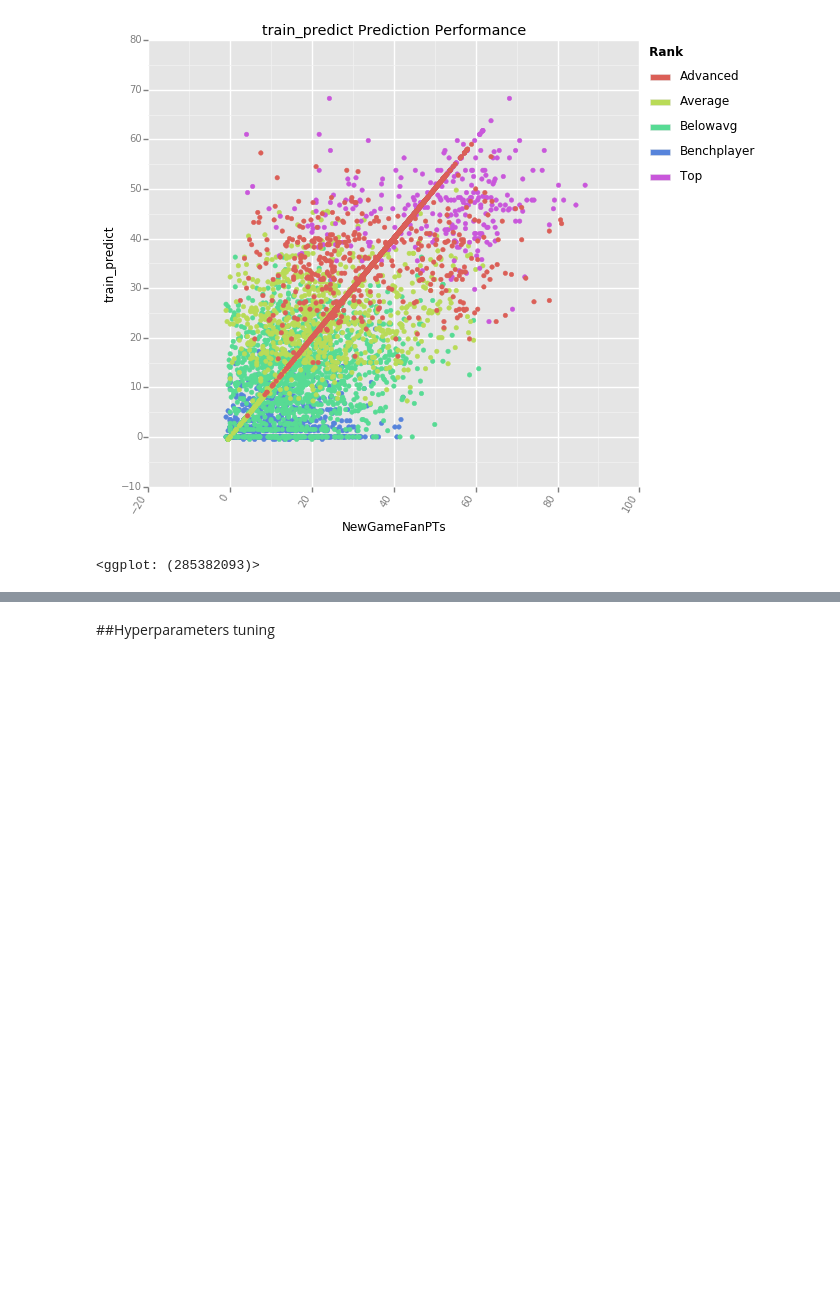
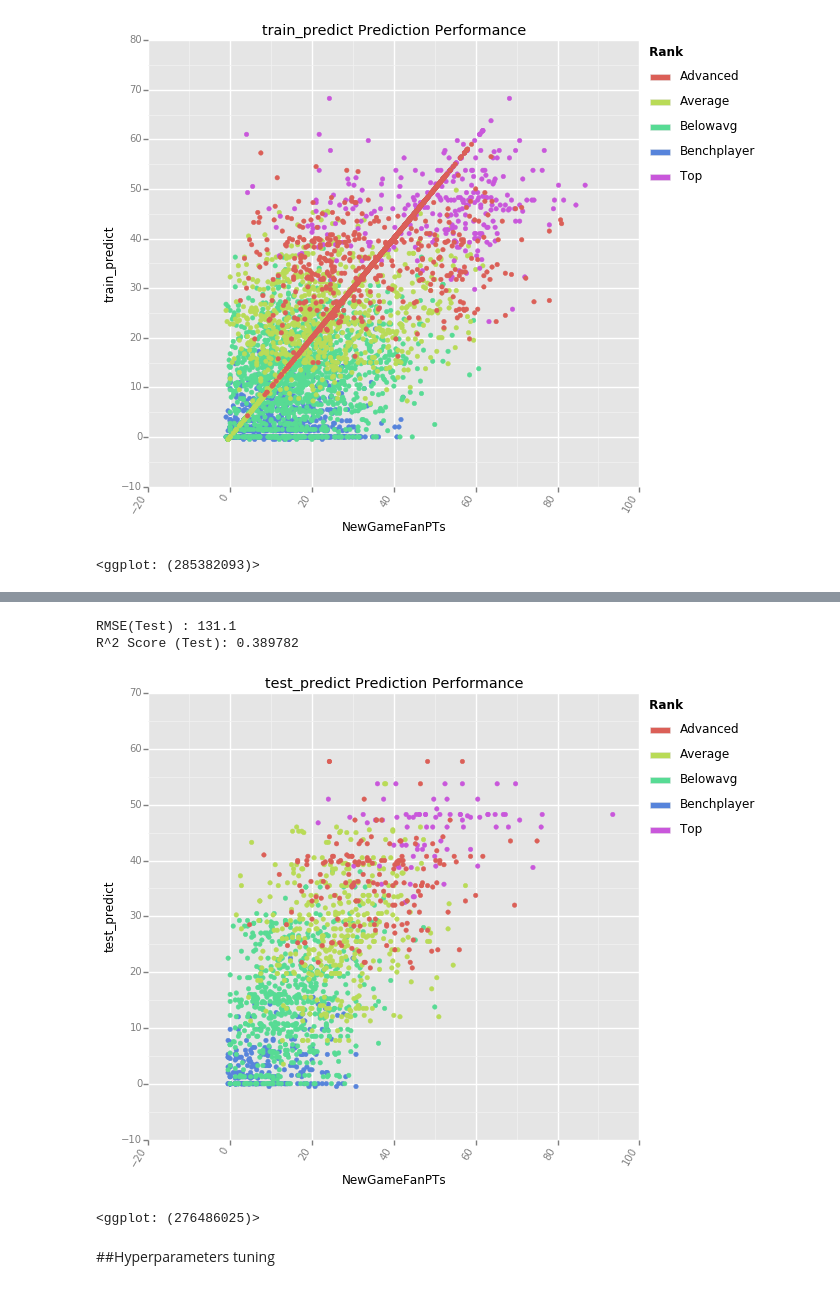
Before and after one commit to jpzhangvincent/NBAFantasySportBetting-ML-project, a Jupyter notebook: Predict FanPTs/XGBoosting for regression - Predict FanPTs.ipynb, the cells around one changed output, grey strips where cells are left out. Cells and saved outputs as stored; diff of their text form; code cells hidden in the pictures; blank space fills up the shorter version.

```diff
--- a/Predict FanPTs/XGBoosting for regression - Predict FanPTs.ipynb
+++ b/Predict FanPTs/XGBoosting for regression - Predict FanPTs.ipynb
@@ -119,3 +160,24 @@ plot_predictions('train_predict',train)
+# %%
+#Predict on testing data:
+test_result = model1.predict(test[predictors])
+# %%
+print "RMSE(Test) : %.4g" % metrics.mean_squared_error(test['NewGameFanPTs'], test_result)
+print 'R^2 Score (Test): %f' % metrics.r2_score(test['NewGameFanPTs'], test_result)
+# %% [output]
+RMSE(Test) : 131.1
+R^2 Score (Test): 0.389782
+# %%
+test['test_predict'] = test_result
+# %%
+with open('../Data/test_set_02_29.pickle', 'rb') as handle:
+  test_set = pickle.load(handle)
+# %%
+test['Rank'] = test_set['Rank'].values
+# %%
+plot_predictions('test_predict',test)
+# %% [output]
+[figure, added]
+<ggplot: (276486025)>
 # %% [markdown]
 ##Hyperparameters tuning
 # %% [markdown]
```
Also changed, not shown: parts of 16 cells of this notebook, 3 other files.
